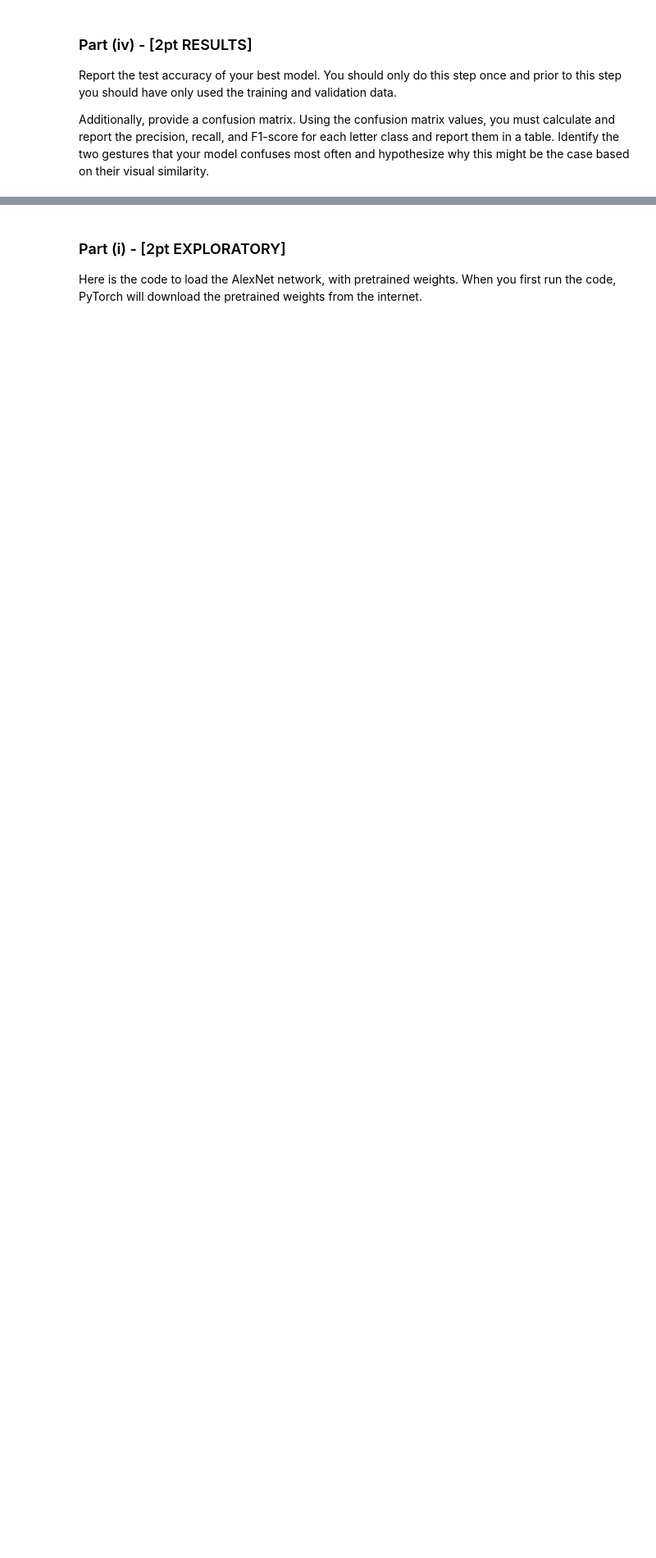
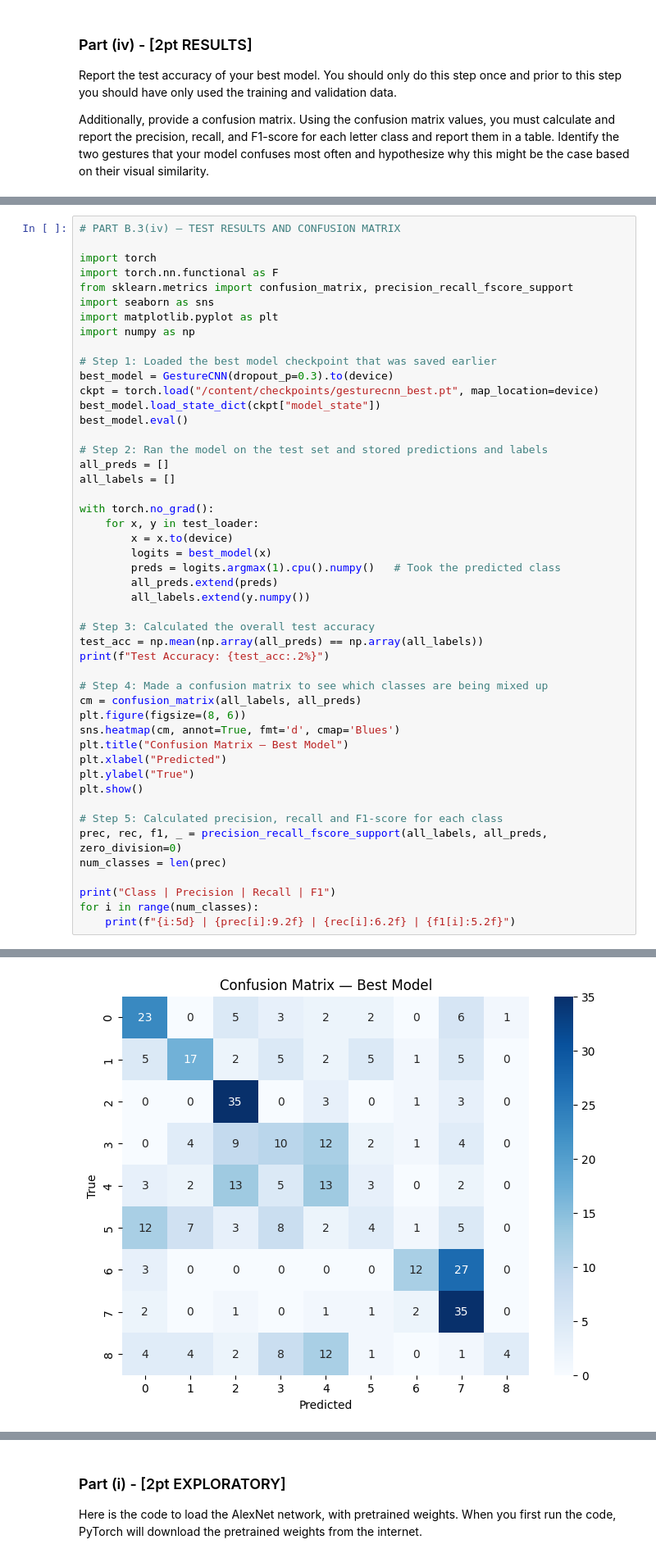
Before and after one commit to sharvaniyadav/MIE1517-Intro-To-Deep-Learning, a Jupyter notebook: [MIE1517]_A2_Sharvani_Yadav.ipynb, the cells around one changed output, grey strips where cells are left out. Shown at 82% size. Saved outputs shown, nothing was run; the diff lists cells and outputs as text; blank space fills up the shorter version.

```diff
--- a/[MIE1517]_A2_Sharvani_Yadav.ipynb
+++ b/[MIE1517]_A2_Sharvani_Yadav.ipynb
@@ -507,0 +874,49 @@ PROVIDE YOUR ANSWER BELOW
+# %%
+# PART B.3(iv) — TEST RESULTS AND CONFUSION MATRIX
+
+import torch
+import torch.nn.functional as F
+from sklearn.metrics import confusion_matrix, precision_recall_fscore_support
+import seaborn as sns
+import matplotlib.pyplot as plt
+import numpy as np
+
+# Step 1: Loaded the best model checkpoint that was saved earlier
+best_model = GestureCNN(dropout_p=0.3).to(device)
+ckpt = torch.load("/content/checkpoints/gesturecnn_best.pt", map_location=device)
+best_model.load_state_dict(ckpt["model_state"])
+best_model.eval()
+
+# Step 2: Ran the model on the test set and stored predictions and labels
+all_preds = []
+all_labels = []
+
+with torch.no_grad():
+    for x, y in test_loader:
+        x = x.to(device)
+        logits = best_model(x)
+        preds = logits.argmax(1).cpu().numpy()   # Took the predicted class
+        all_preds.extend(preds)
+        all_labels.extend(y.numpy())
+
+# Step 3: Calculated the overall test accuracy
+test_acc = np.mean(np.array(all_preds) == np.array(all_labels))
+print(f"Test Accuracy: {test_acc:.2%}")
+
+# Step 4: Made a confusion matrix to see which classes are being mixed up
+cm = confusion_matrix(all_labels, all_preds)
+plt.figure(figsize=(8, 6))
+sns.heatmap(cm, annot=True, fmt='d', cmap='Blues')
+plt.title("Confusion Matrix — Best Model")
+plt.xlabel("Predicted")
+plt.ylabel("True")
+plt.show()
+
+# Step 5: Calculated precision, recall and F1-score for each class
+prec, rec, f1, _ = precision_recall_fscore_support(all_labels, all_preds, zero_division=0)
+num_classes = len(prec)
+
+print("Class | Precision | Recall | F1")
+for i in range(num_classes):
+    print(f"{i:5d} | {prec[i]:9.2f} | {rec[i]:6.2f} | {f1[i]:5.2f}")
+# %% [output]
@@ -507,0 +924 @@ PROVIDE YOUR ANSWER BELOW
+[figure, added]
```
Also changed, not shown: parts of 23 cells of this notebook.
